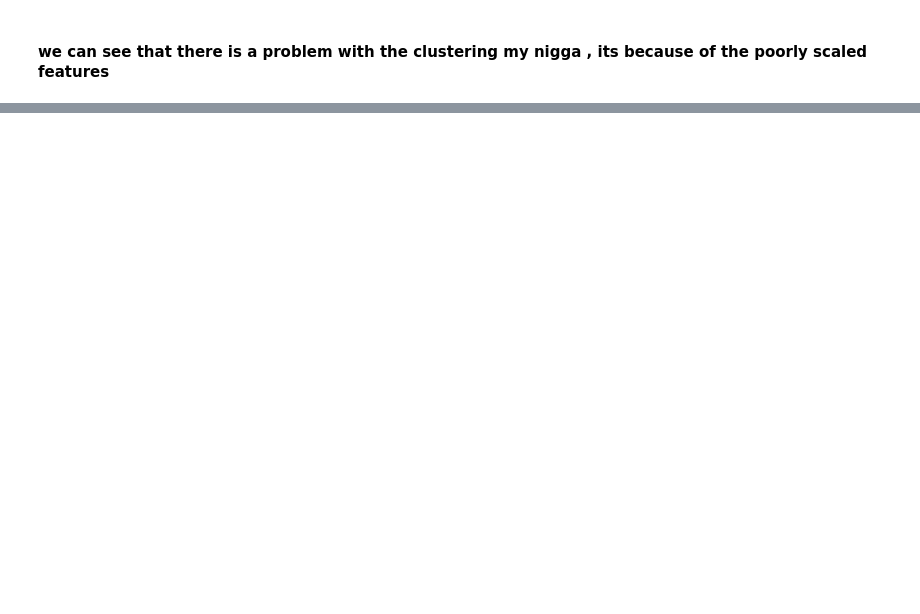
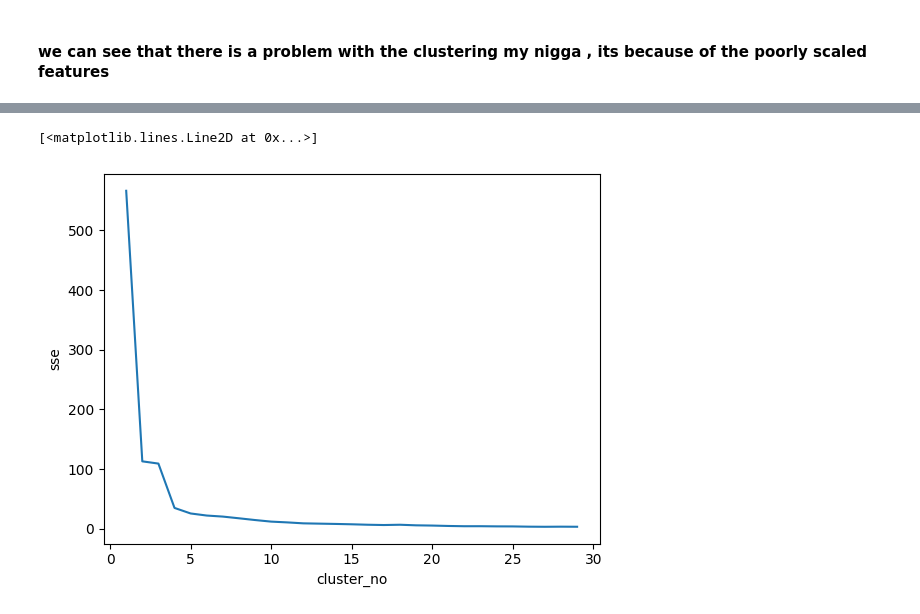
Before and after one commit to Ayomide906/MyProjects, a Jupyter notebook: Project3/k_mean_clust.ipynb, the cells around one changed output, grey strips where cells are left out. Saved outputs shown, nothing was run; the diff lists cells and outputs as text; code cells hidden in the pictures; blank space fills up the shorter version.

```diff
--- a/Project3/k_mean_clust.ipynb
+++ b/Project3/k_mean_clust.ipynb
@@ -171,0 +236,8 @@ array([[0.72268908, 0.8974359 ],
+# %%
+#lets determine best k
+k_range=range(1,30)
+sse=[]
+for k in range(1,30):
+    km=KMeans(n_clusters=k)
+    km.fit(df[['sepal length (cm)','petal length (cm)']])
+    sse.append(km.inertia_)
@@ -171,0 +264,7 @@ array([[0.72268908, 0.8974359 ],
+# %%
+plt.xlabel('cluster_no')
+plt.ylabel('sse')
+plt.plot(k_range,sse)
+# %% [output]
+[<matplotlib.lines.Line2D at 0x...>]
+[figure, added]
```
Also changed, not shown: parts of 22 cells of this notebook.
